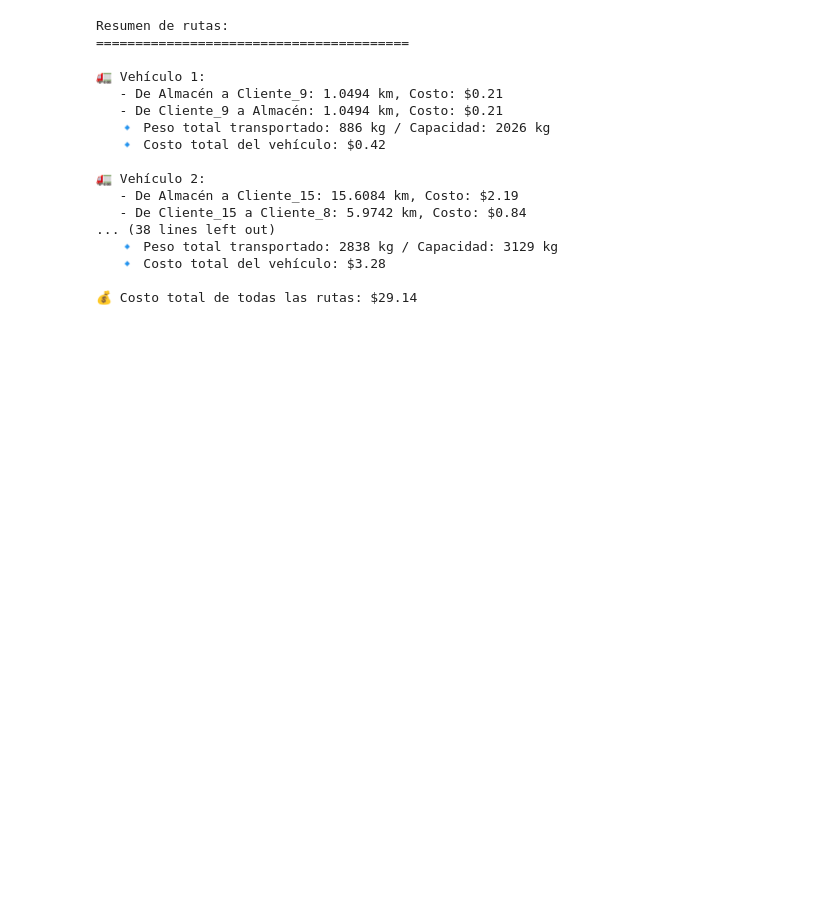
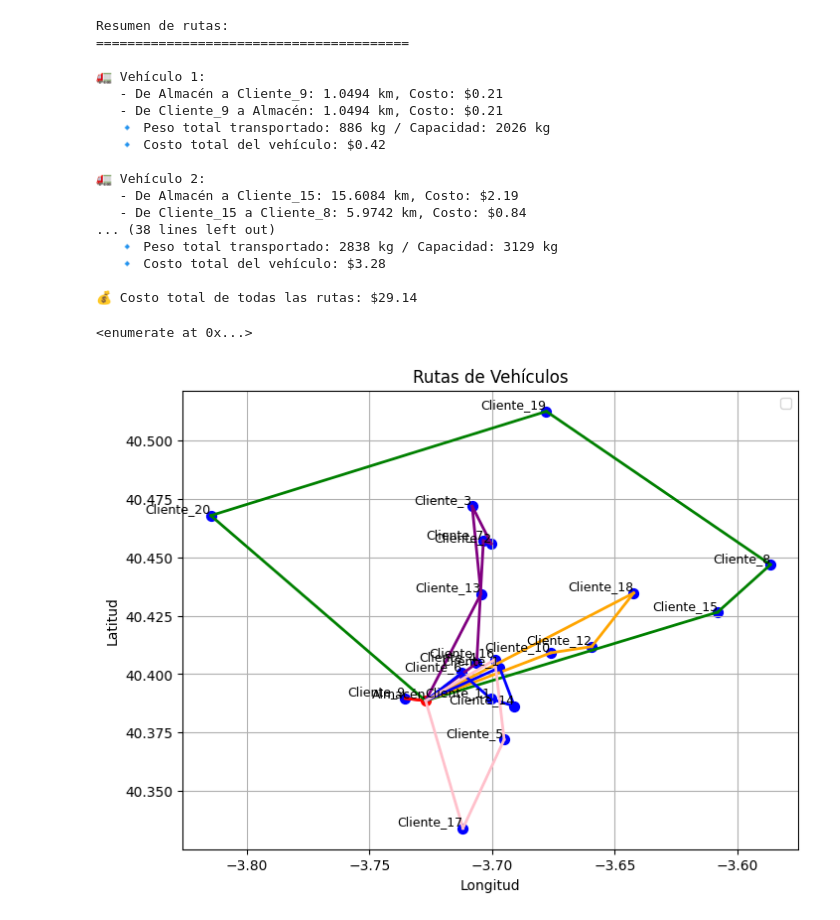
Before and after one commit to GamblerRunner/P1_MercanciasPerecederas, a Jupyter notebook: Notebooks/modeling_final/Caso1_PuLP.ipynb, the cells around one changed output. Drawn from its saved outputs; the diff is of its cells as text; code cells hidden in the pictures; blank space fills up the shorter version.

Commit message:
Mapa caso1 faltan los demas

```diff
--- a/Notebooks/modeling_final/Caso1_PuLP.ipynb
+++ b/Notebooks/modeling_final/Caso1_PuLP.ipynb
@@ -7,5 +8,6 @@ import numpy as np
 df_vehicle = pd.read_excel('../../Datos_P1/df_vehicle.xlsx')
 df_orders = pd.read_excel('../../Datos_P1/df_orders.xlsx')
 df_distance = pd.read_excel('../../Datos_P1/df_distance_km.xlsx')
+df_locations = pd.read_excel('../../Datos_P1/df_location.xlsx')
 
 df_distance.index = df_distance.columns
@@ -69,6 +91,7 @@ problem.solve(PULP_CBC_CMD(timeLimit=60))
 1
 # %%
 costo_total = 0
+rutas_ordenadas_mapa = []
 print("\nResumen de rutas:\n" + "="*40)
 for v in sorted(vehiculos):  # Ordenar los vehículos
     costo_vehiculo = 0
@@ -85,8 +108,10 @@ for v in sorted(vehiculos):  # Ordenar los vehículos
                     peso_total += df_orders[df_orders["cliente"] == i]["order_demand"].values[0]
                 ruta.append((i, j, distancia, distancia * costo_km))
 
+
     # Ordenar la ruta en secuencia basándose en el recorrido lógico
     ruta_ordenada = [ruta.pop(0)]
+
     while ruta:
         for i, j, distancia, costo in ruta:
             if ruta_ordenada[-1][1] == i:
@@ -96,6 +121,7 @@ for v in sorted(vehiculos):  # Ordenar los vehículos
 
     for i, j, distancia, costo in ruta_ordenada:
         print(f"   - De {i} a {j}: {distancia} km, Costo: ${costo:.2f}")
+        rutas_ordenadas_mapa.append((i, j))
 
     capacidad = df_vehicle[df_vehicle["vehiculo_id"] == v]["capacidad_kg"].values[0]
     print(f"   🔹 Peso total transportado: {peso_total} kg / Capacidad: {capacidad} kg")
@@ -121,3 +147,44 @@ Resumen de rutas:
    🔹 Costo total del vehículo: $3.28
 
 💰 Costo total de todas las rutas: $29.14
+# %%
+rutas_ordenadas_mapa
+# %% [output]
+<enumerate at 0x...>
+# %%
+
+    # Crear la figura
+    plt.figure(figsize=(8, 6))
+
+    # Graficar los clientes
+    for _, row in df_locations.iterrows():
+        cliente = row["Cliente"]
+        lat, lon = row["Latitud"], row["Longitud"]
+        color = "red" if cliente == "Almacén" else "blue"
+        plt.scatter(lon, lat, color=color, s=50)
+        plt.text(lon, lat, cliente[-2:], fontsize=9, verticalalignment='bottom', horizontalalignment='right')
+
+    # Dibujar las rutas
+    colors = ["red", "green", "purple", "orange", "blue", "pink"]
+    color_idx = 0
+    current_color = colors[color_idx % len(colors)]
+
+    for ruta in rutas_ordenadas_mapa:
+
+        lat1, lon1 = df_locations.loc[df_locations["Cliente"] == ruta[0], ["Latitud", "Longitud"]].values[0]
+        lat2, lon2 = df_locations.loc[df_locations["Cliente"] == ruta[1], ["Latitud", "Longitud"]].values[0]
+
+        plt.plot([lon1, lon2], [lat1, lat2], color=current_color, linestyle="-", linewidth=2)
+
+        if ruta[1] == "Almacén":
+            color_idx += 1  # Cambia de color
+        current_color = colors[color_idx % len(colors)]
+
+    # Ajustes del gráfico
+    plt.xlabel("Longitud")
+    plt.ylabel("Latitud")
+    plt.title("Rutas de Vehículos")
+    plt.legend()
+    plt.grid()
+# %% [output]
+[figure, added]
```
Also changed, not shown: parts of 2 cells of this notebook.
